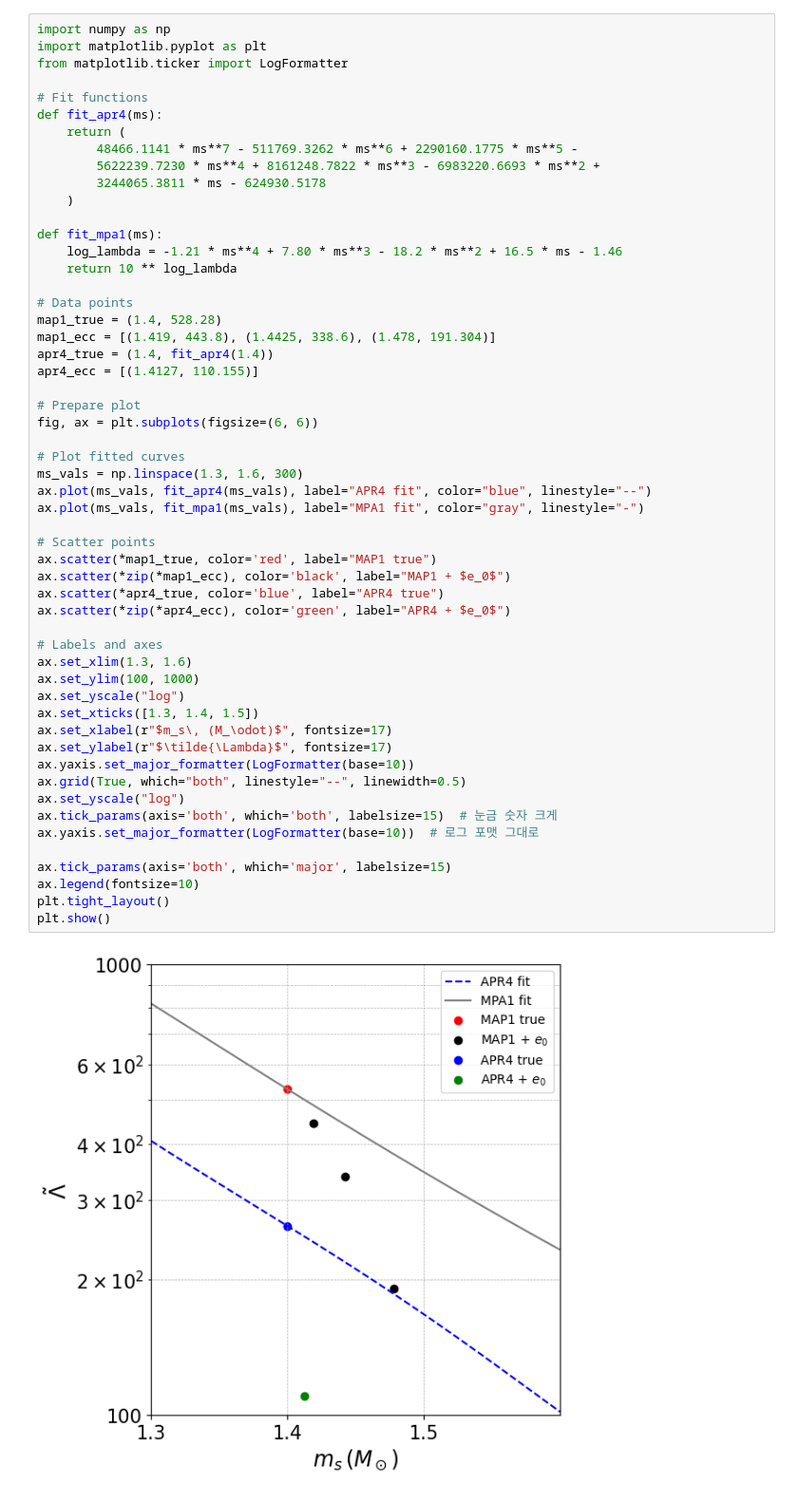
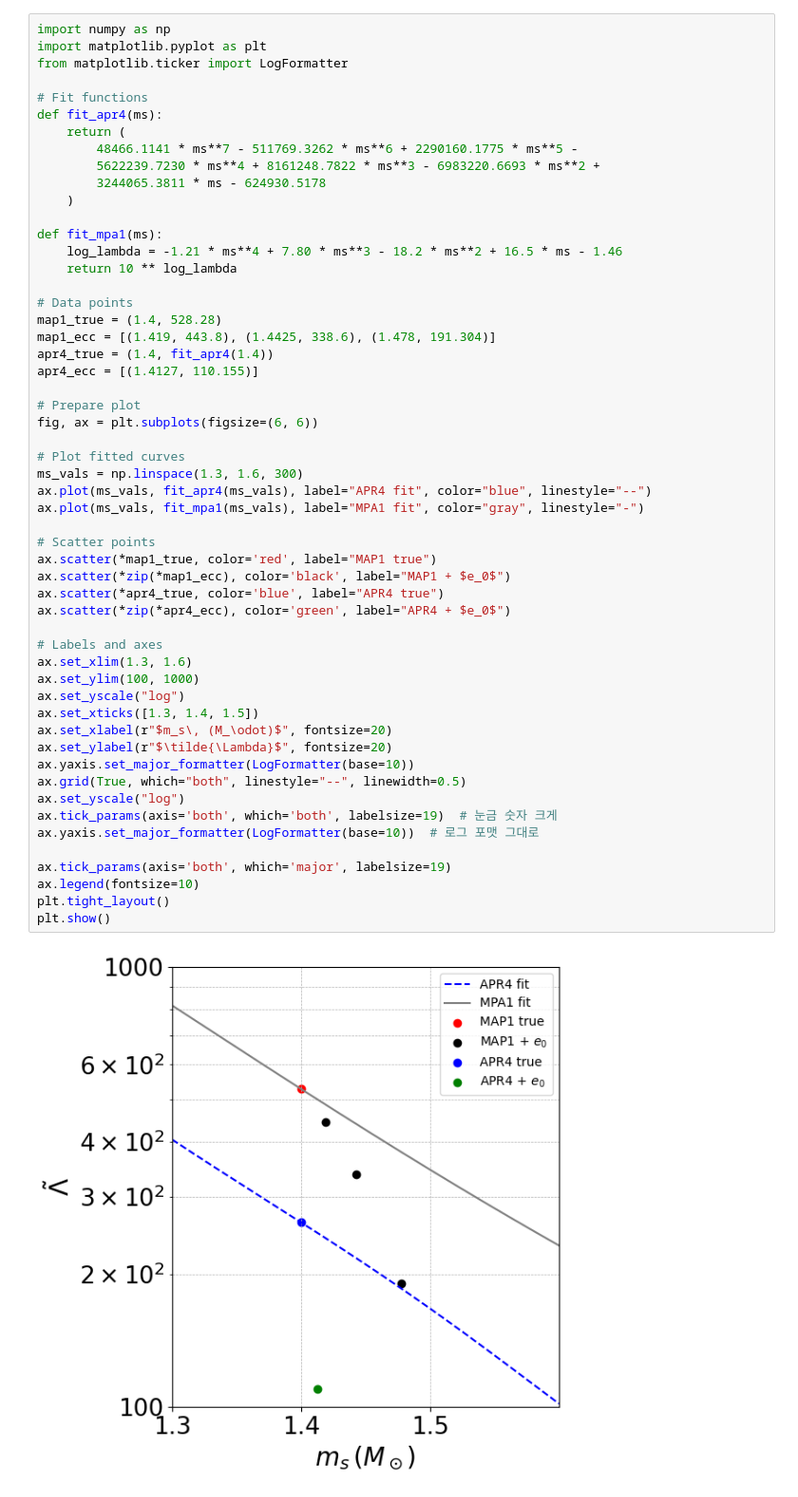
Before and after one commit to Brightshinesunny/Project, a Jupyter notebook: Untitled71.ipynb, the cells around one changed output. Shown at 95% size. Cells and saved outputs as stored; diff of their text form.

```diff
--- a/Untitled71.ipynb
+++ b/Untitled71.ipynb
@@ -24,35 +24,35 @@ apr4_true = (1.4, fit_apr4(1.4))
 apr4_ecc = [(1.4127, 110.155)]
 
 # Prepare plot
 fig, ax = plt.subplots(figsize=(6, 6))
 
 # Plot fitted curves
 ms_vals = np.linspace(1.3, 1.6, 300)
 ax.plot(ms_vals, fit_apr4(ms_vals), label="APR4 fit", color="blue", linestyle="--")
 ax.plot(ms_vals, fit_mpa1(ms_vals), label="MPA1 fit", color="gray", linestyle="-")
 
 # Scatter points
 ax.scatter(*map1_true, color='red', label="MAP1 true")
 ax.scatter(*zip(*map1_ecc), color='black', label="MAP1 + $e_0$")
 ax.scatter(*apr4_true, color='blue', label="APR4 true")
 ax.scatter(*zip(*apr4_ecc), color='green', label="APR4 + $e_0$")
 
 # Labels and axes
 ax.set_xlim(1.3, 1.6)
 ax.set_ylim(100, 1000)
 ax.set_yscale("log")
 ax.set_xticks([1.3, 1.4, 1.5])
-ax.set_xlabel(r"$m_s\, (M_\odot)$", fontsize=17)
-ax.set_ylabel(r"$\tilde{\Lambda}$", fontsize=17)
+ax.set_xlabel(r"$m_s\, (M_\odot)$", fontsize=20)
+ax.set_ylabel(r"$\tilde{\Lambda}$", fontsize=20)
 ax.yaxis.set_major_formatter(LogFormatter(base=10))
 ax.grid(True, which="both", linestyle="--", linewidth=0.5)
 ax.set_yscale("log")
-ax.tick_params(axis='both', which='both', labelsize=15)  # 눈금 숫자 크게
+ax.tick_params(axis='both', which='both', labelsize=19)  # 눈금 숫자 크게
 ax.yaxis.set_major_formatter(LogFormatter(base=10))  # 로그 포맷 그대로
 
-ax.tick_params(axis='both', which='major', labelsize=15)
+ax.tick_params(axis='both', which='major', labelsize=19)
 ax.legend(fontsize=10)
 plt.tight_layout()
 plt.show()
 # %% [output]
-[figure, old version]
+[figure, new version]
```
